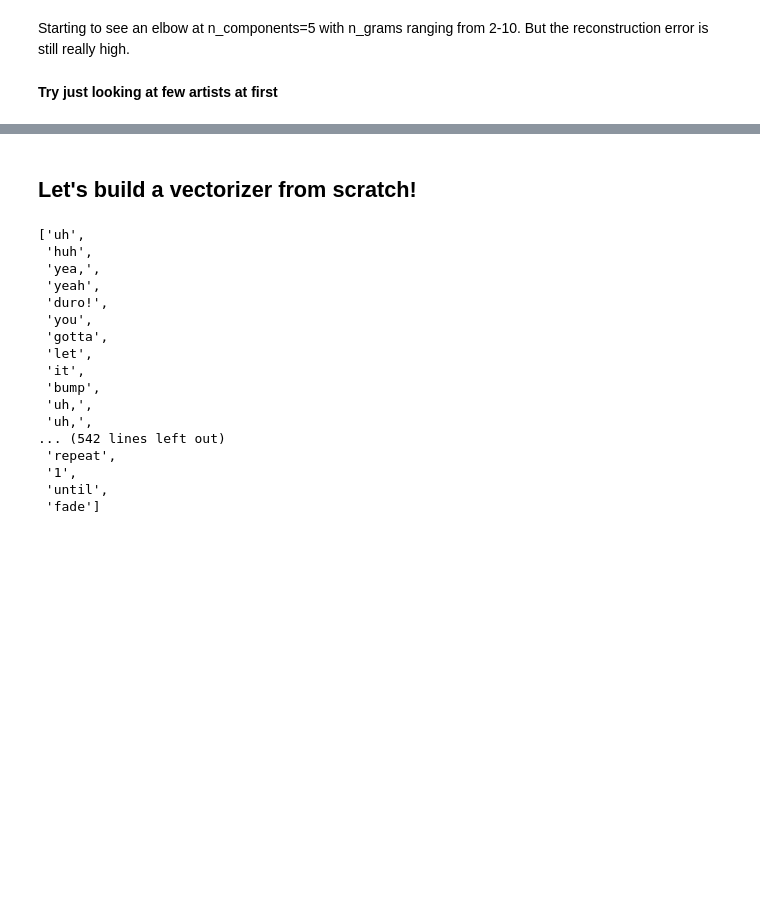
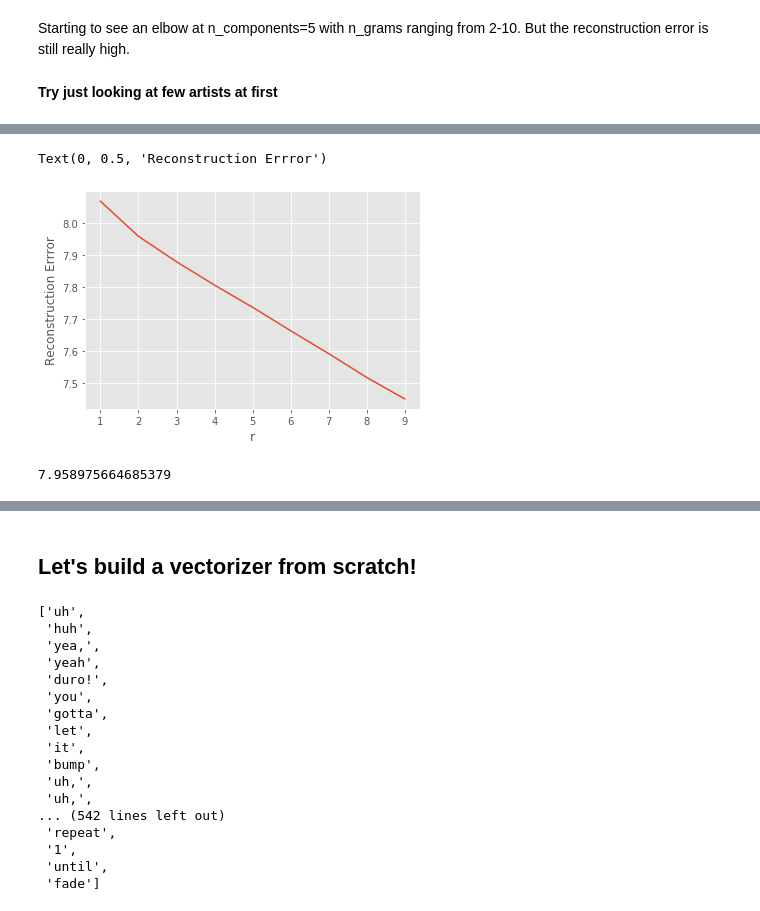
Before and after one commit to sn-ekstrand/lyric-clustering, a Jupyter notebook: notebooks/model_exploration.ipynb, the cells around one changed output, grey strips where cells are left out. Cells and saved outputs as stored; diff of their text form; code cells hidden in the pictures; blank space fills up the shorter version.

Commit message:
explored an NMF model

```diff
--- a/notebooks/model_exploration.ipynb
+++ b/notebooks/model_exploration.ipynb
@@ -132,4 +123,4 @@ Starting to see an elbow at n_components=5 with n_grams ranging from 2-10. But t
 # %%
 df.groupby('artist').count().sort_values(by='title', ascending=False).head(20)
 # %%
-Em_Be_Ch = df[(df['artist'] == 'Eminem') | (df['artist'] == 'Kenny Chesney')]
+eminem_chesney = df[(df['artist'] == 'Eminem') | (df['artist'] == 'Kenny Chesney')]
@@ -138,11 +143,16 @@ Em_Be_Ch
+# %%
+vectorizer = TfidfVectorizer(stop_words='english',
+                             max_features=5000,
+                             ngram_range=(1,3))
+X = vectorizer.fit_transform(eminem_chesney['lyrics'])
+features = vectorizer.get_feature_names()
 # %%
-vectorizer = TfidfVectorizer(stop_words='english', max_features=5000)
-X = vectorizer.fit_transform(Em_Be_Ch['lyrics'])
-features = vectorizer.get_feature_names()
-
-max_r = 30
-error = [fit_nmf(i, X) for i in range(1,max_r)]
-plt.plot(range(1,max_r), error)
-plt.xticks(range(1, max_r))
+range_size = range(1, 10)
+error = [fit_nmf(i, X) for i in range_size]
+plt.plot(range_size, error)
+plt.xticks(range_size)
 plt.xlabel('r')
 plt.ylabel('Reconstruction Errror')
+# %% [output]
+Text(0, 0.5, 'Reconstruction Errror')
+[figure, added]
@@ -148,0 +163,4 @@ plt.ylabel('Reconstruction Errror')
+# %%
+model.reconstruction_err_
+# %% [output]
+7.958975664685379
```
Also changed, not shown: parts of 12 cells of this notebook.
